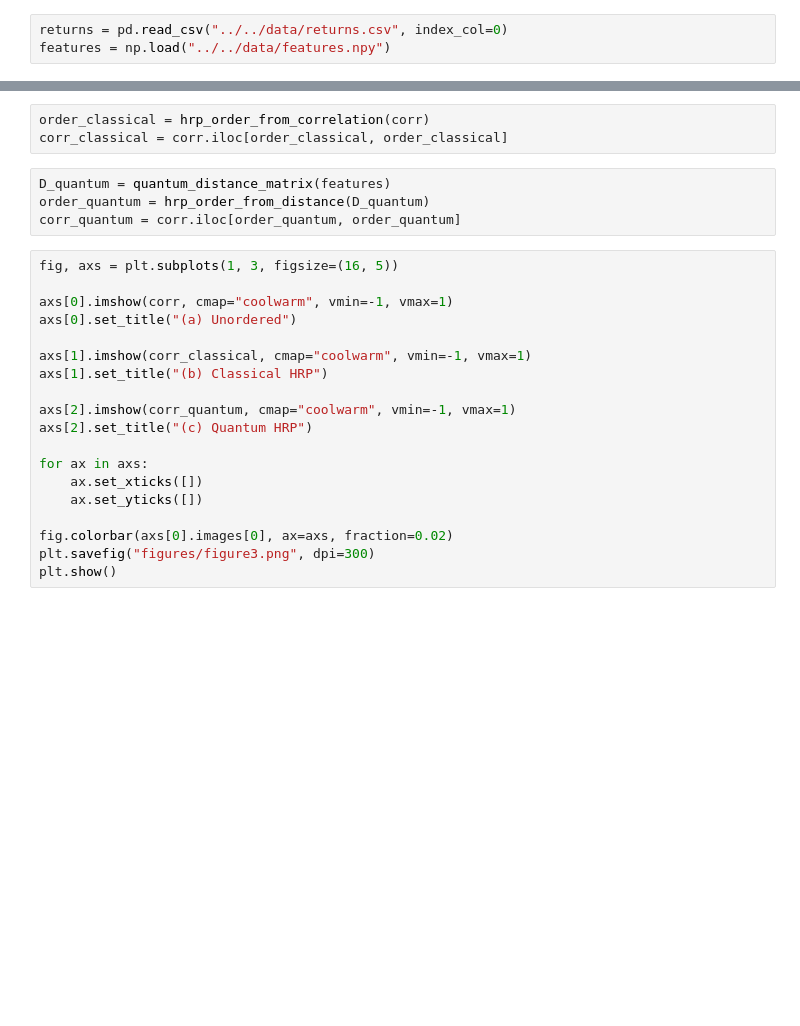
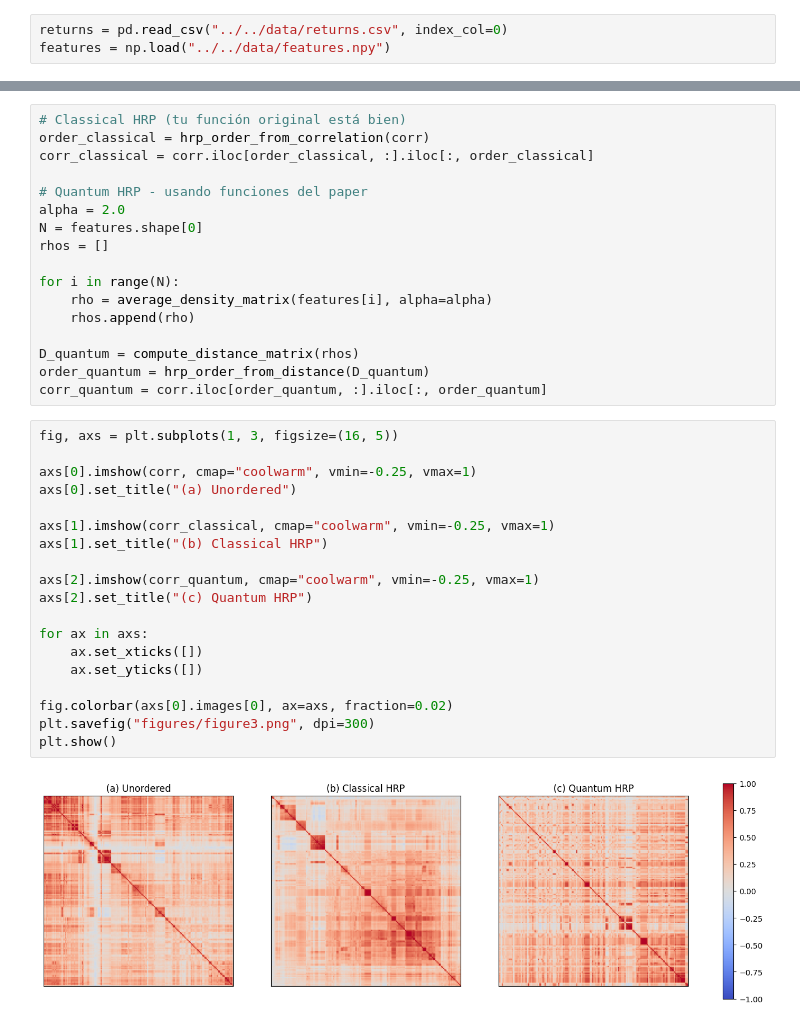
Before and after one commit to ikergs03/tfg-pricing-european-call-qae, a Jupyter notebook: src/qhrp_figure3/figure3_replication.ipynb, the cells around one changed output, grey strips where cells are left out. Saved outputs shown, nothing was run; the diff lists cells and outputs as text; blank space fills up the shorter version.

```diff
--- a/src/qhrp_figure3/figure3_replication.ipynb
+++ b/src/qhrp_figure3/figure3_replication.ipynb
@@ -18,26 +17,38 @@ ValueError: could not convert string to float: 'SPY'
 # %%
+# Classical HRP (tu función original está bien)
 order_classical = hrp_order_from_correlation(corr)
-corr_classical = corr.iloc[order_classical, order_classical]
+corr_classical = corr.iloc[order_classical, :].iloc[:, order_classical]
+
+# Quantum HRP - usando funciones del paper
+alpha = 2.0
+N = features.shape[0]
+rhos = []
+
+for i in range(N):
+    rho = average_density_matrix(features[i], alpha=alpha)
+    rhos.append(rho)
+
+D_quantum = compute_distance_matrix(rhos)
+order_quantum = hrp_order_from_distance(D_quantum)
+corr_quantum = corr.iloc[order_quantum, :].iloc[:, order_quantum]
-# %%
-D_quantum = quantum_distance_matrix(features)
-order_quantum = hrp_order_from_distance(D_quantum)
-corr_quantum = corr.iloc[order_quantum, order_quantum]
 # %%
 fig, axs = plt.subplots(1, 3, figsize=(16, 5))
 
-axs[0].imshow(corr, cmap="coolwarm", vmin=-1, vmax=1)
+axs[0].imshow(corr, cmap="coolwarm", vmin=-0.25, vmax=1)
 axs[0].set_title("(a) Unordered")
 
-axs[1].imshow(corr_classical, cmap="coolwarm", vmin=-1, vmax=1)
+axs[1].imshow(corr_classical, cmap="coolwarm", vmin=-0.25, vmax=1)
 axs[1].set_title("(b) Classical HRP")
 
-axs[2].imshow(corr_quantum, cmap="coolwarm", vmin=-1, vmax=1)
+axs[2].imshow(corr_quantum, cmap="coolwarm", vmin=-0.25, vmax=1)
 axs[2].set_title("(c) Quantum HRP")
 
 for ax in axs:
     ax.set_xticks([])
     ax.set_yticks([])
 
 fig.colorbar(axs[0].images[0], ax=axs, fraction=0.02)
 plt.savefig("figures/figure3.png", dpi=300)
 plt.show()
+# %% [output]
+[figure, added]
```
Also changed, not shown: parts of 3 cells of this notebook, 6 other files.
